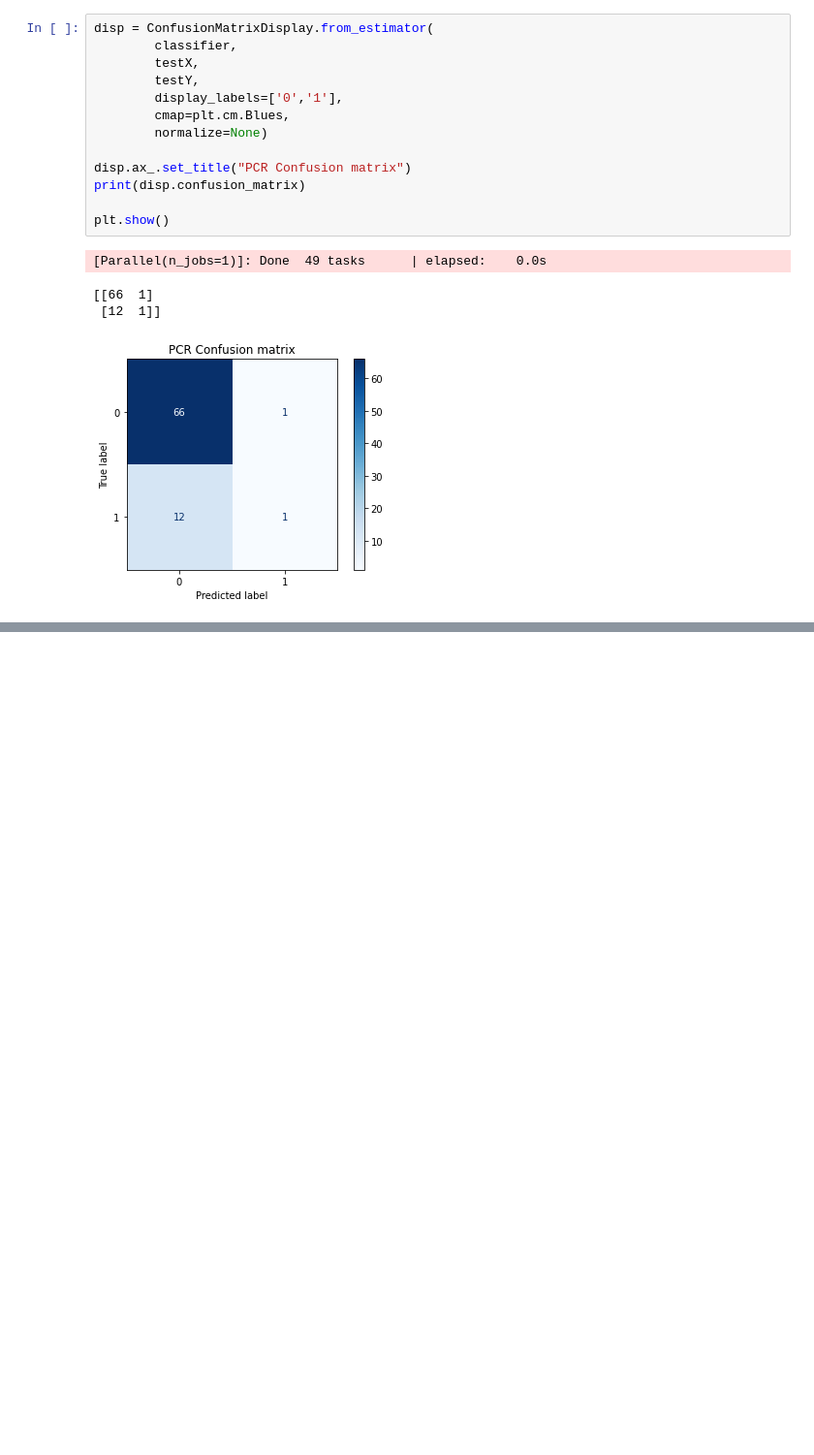
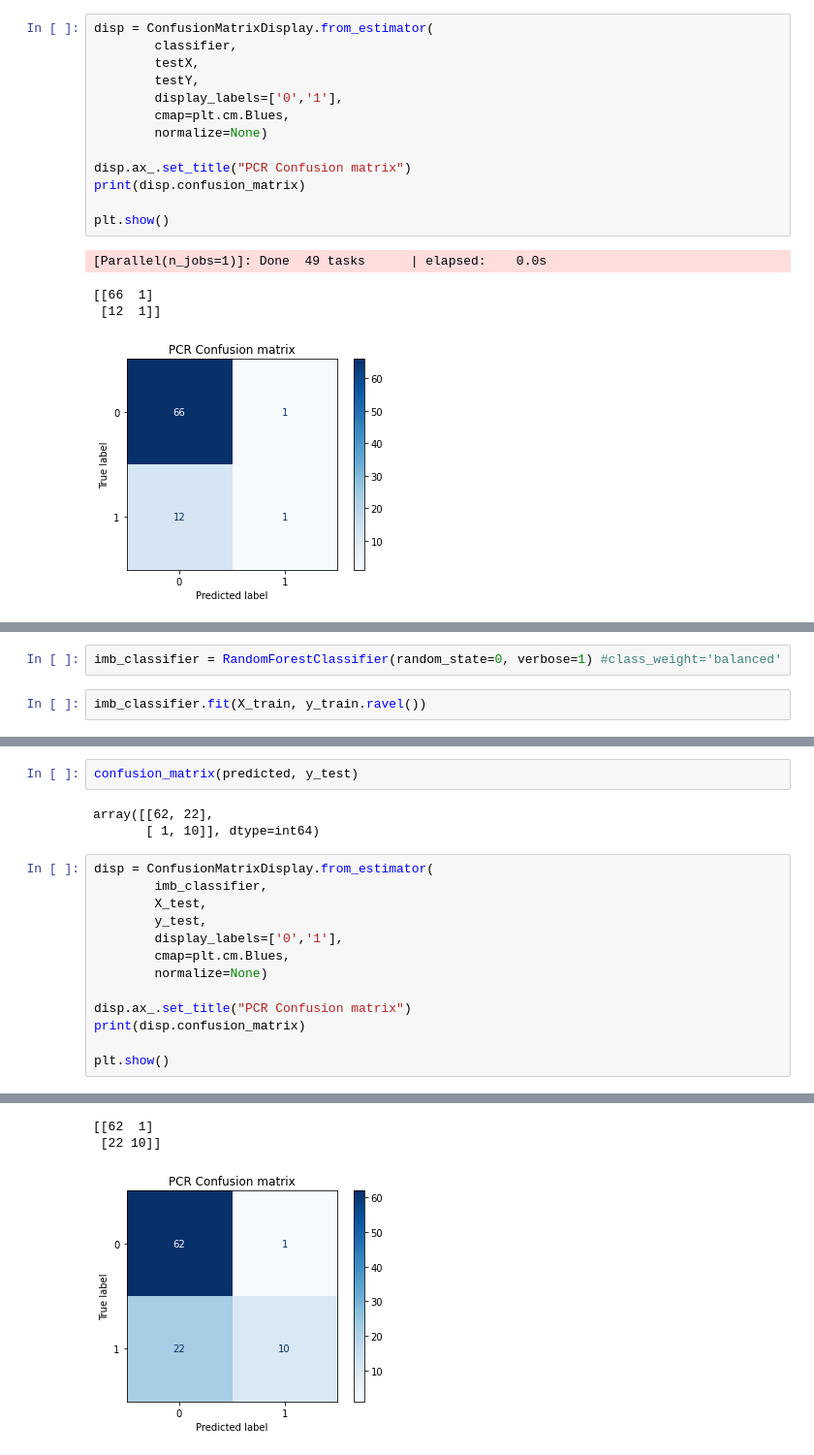
Before and after one commit to artemi8/ml-project-2, a Jupyter notebook: sudarsaan/data_proc_v1.ipynb, the cells around one changed output, grey strips where cells are left out. Shown: that part at 97% size. Cells and saved outputs as stored; diff of their text form; blank space fills up the shorter version.

```diff
--- a/sudarsaan/data_proc_v1.ipynb
+++ b/sudarsaan/data_proc_v1.ipynb
@@ -351,0 +394,4 @@ plt.show()
+# %%
+imb_classifier = RandomForestClassifier(random_state=0, verbose=1) #class_weight='balanced'
+# %%
+imb_classifier.fit(X_train, y_train.ravel())
@@ -351,0 +415,19 @@ plt.show()
+# %%
+confusion_matrix(predicted, y_test)
+# %% [output]
+array([[62, 22],
+       [ 1, 10]], dtype=int64)
+# %%
+disp = ConfusionMatrixDisplay.from_estimator(
+        imb_classifier,
+        X_test,
+        y_test,
+        display_labels=['0','1'],
+        cmap=plt.cm.Blues,
+        normalize=None)
+
+disp.ax_.set_title("PCR Confusion matrix")
+print(disp.confusion_matrix)
+
+plt.show()
+# %% [output]
@@ -351,0 +435,3 @@ plt.show()
+[[62  1]
+ [22 10]]
+[figure, added]
```
Also changed, not shown: parts of 43 cells of this notebook, 1 other file.
